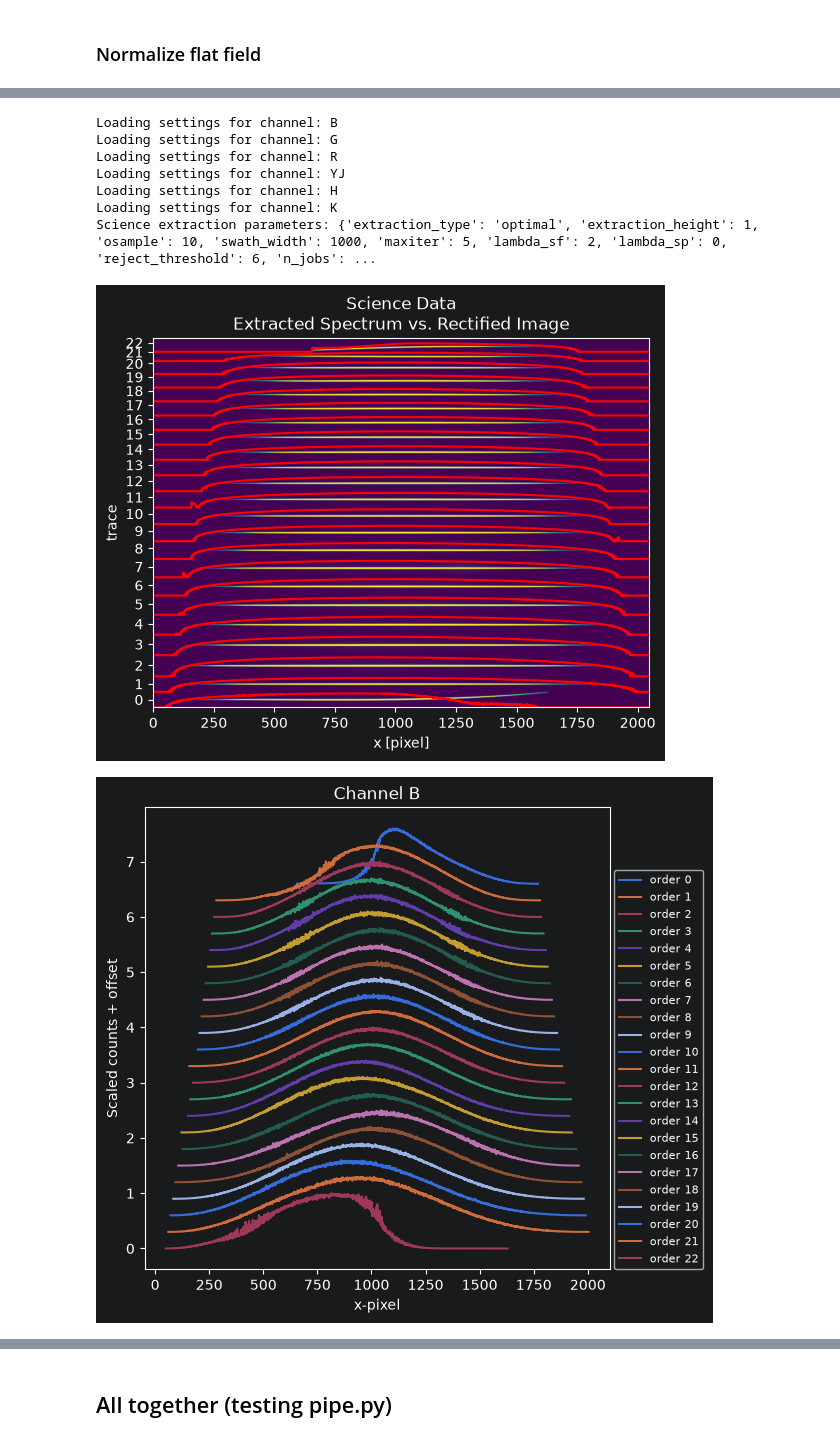
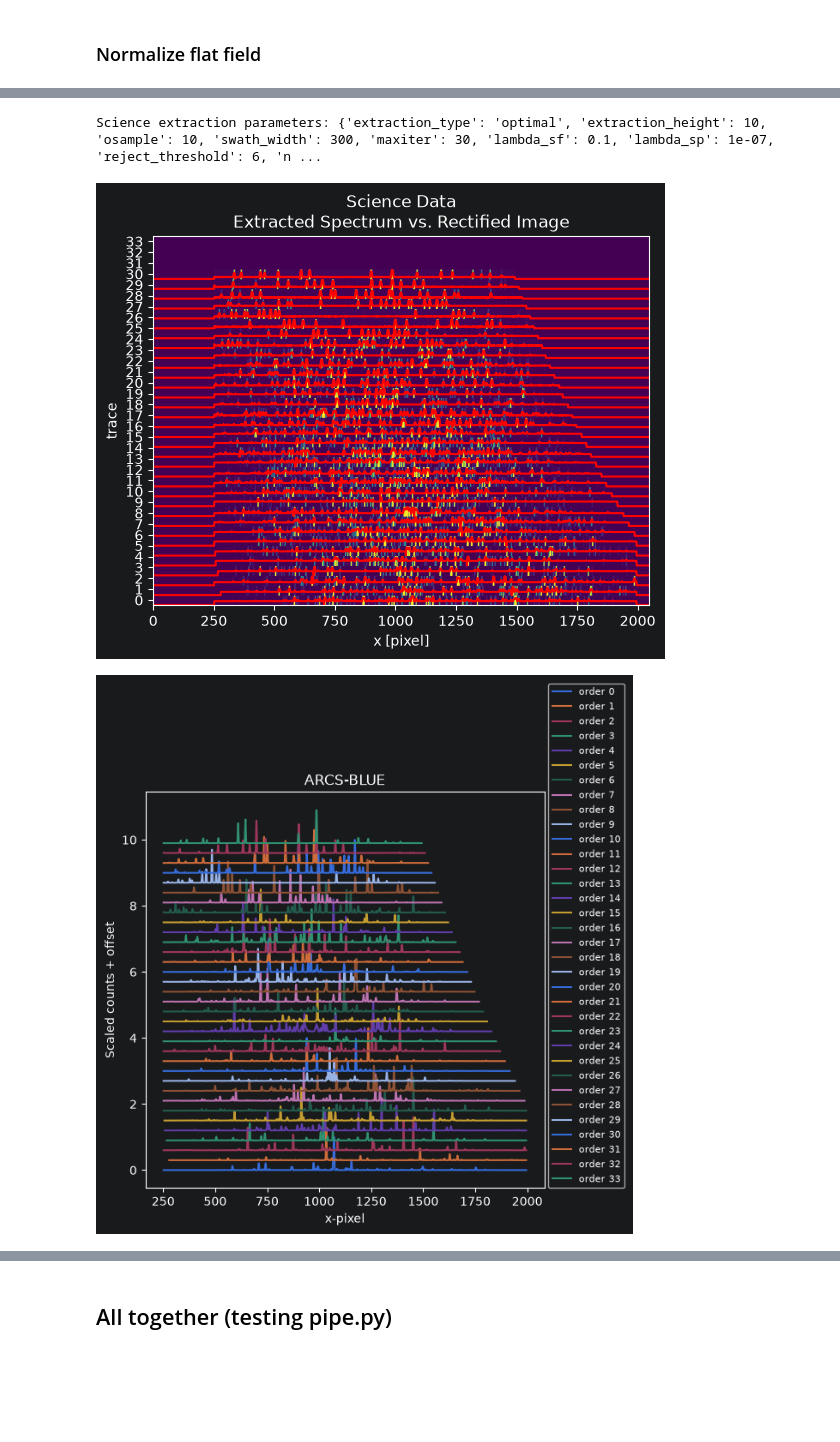
Before and after one commit to CaltechOpticalObservatories/zshooter-drp, a Jupyter notebook: notebooks/extraction_demo.ipynb, the cells around one changed output, grey strips where cells are left out. Drawn from its saved outputs; the diff is of its cells as text; code cells hidden in the pictures; blank space fills up the shorter version.

```diff
--- a/notebooks/extraction_demo.ipynb
+++ b/notebooks/extraction_demo.ipynb
@@ -165,19 +244,16 @@ print(norm.min(), norm.max())
-# %%
-from zsdrp.steps import ScienceWrapper as sci_wrapper
-from zsdrp.utils import plot_spectra_object
-
-settings_cfg = load_zshooter_settings()
-cfg = settings_cfg[channel].get('science')
-
-spec = sci_wrapper.run(chanfiles['star'], traces, instrument=zs, channel=channel, bias=bias, bhead=bhead, norm=None, step_cfg=cfg)
-ax = plot_spectra_object(spec, title=f'Channel {channel}', xlabel='x-pixel', ylabel='Scaled counts + offset')
-# %% [output]
-Loading settings for channel: B
-Loading settings for channel: G
-Loading settings for channel: R
-Loading settings for channel: YJ
-Loading settings for channel: H
-Loading settings for channel: K
-Science extraction parameters: {'extraction_type': 'optimal', 'extraction_height': 1, 'osample': 10, 'swath_width': 1000, 'maxiter': 5, 'lambda_sf': 2, 'lambda_sp': 0, 'reject_threshold': 6, 'n_jobs': ...
-[figure, removed]
-[figure, removed]
+# %%
+importlib.reload(zsdrp.steps)
+
+settings_cfg = load_zshooter_settings()
+cfg = settings_cfg[channel].get('science')
+# call science extract step
+group_spectra = zsdrp.steps.ScienceWrapper.run(chanfiles['wavecal_master'], traces, instrument=zs, channel=channel, bias=bias,
+                                               bhead=bhead, norm=norm, mask=None, step_cfg=cfg)
+# plot spectra (non-wavelength calibrated)
+for objname, spectra in group_spectra.items():
+    _ = zsdrp.utils.plot_spectra_object(spectra, title=f'{objname}-{channel}', xlabel='x-pixel', ylabel='Scaled counts + offset')
+    plt.show()
+# %% [output]
+Science extraction parameters: {'extraction_type': 'optimal', 'extraction_height': 10, 'osample': 10, 'swath_width': 300, 'maxiter': 30, 'lambda_sf': 0.1, 'lambda_sp': 1e-07, 'reject_threshold': 6, 'n ...
+[figure, added]
+[figure, added]
```
Also changed, not shown: parts of 41 cells of this notebook, 18 other files.
